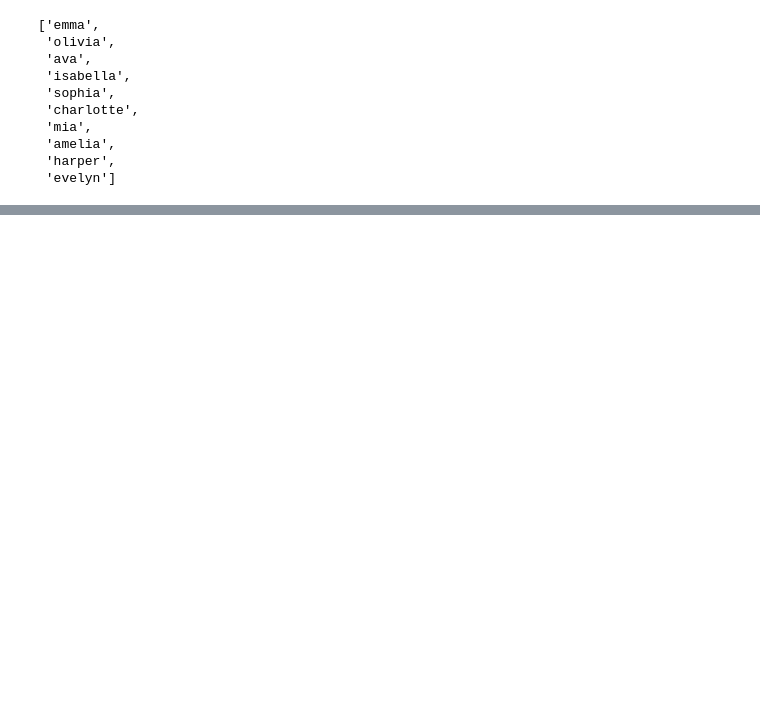
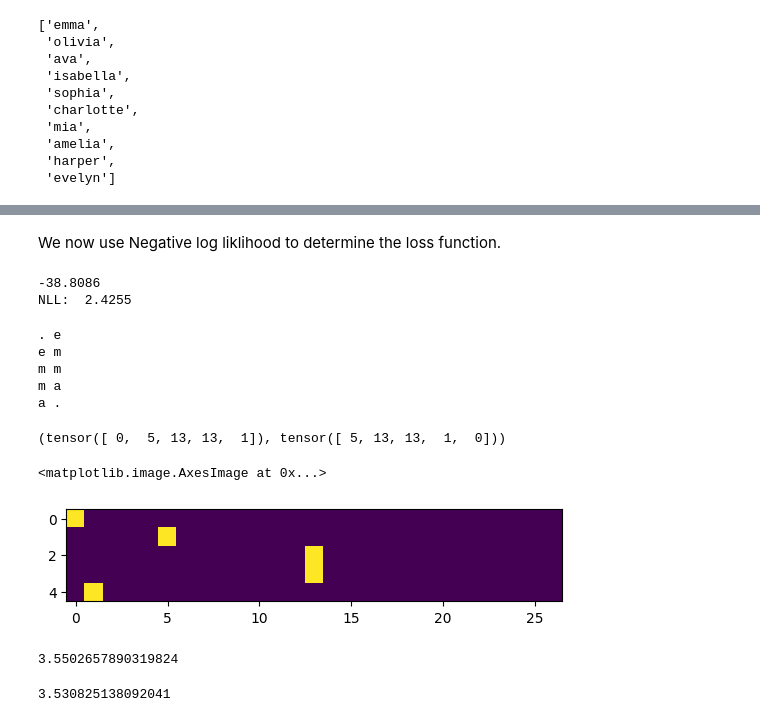
Before and after one commit to ShlokPunekar/Neural-Net-projects, a Jupyter notebook: MakeMore/MakeMore.ipynb, the cells around one changed output, grey strips where cells are left out. Drawn from its saved outputs; the diff is of its cells as text; code cells hidden in the pictures; blank space fills up the shorter version.

```diff
--- a/MakeMore/MakeMore.ipynb
+++ b/MakeMore/MakeMore.ipynb
@@ -56,0 +82,4 @@ for i in range(27):
+# %%
+P = (N+1).float()
+P/=P.sum(1, keepdim=True)
+P[0].sum()
@@ -56,0 +119,50 @@ for i in range(27):
+# %% [markdown]
+We now use Negative log liklihood to determine the loss function.
+# %%
+log_likelihood = 0.0
+n = 0
+
+for w in words[:3]:
+    chs = ['.'] + list(w) + ['.']
+    for ch1, ch2 in zip(chs, chs[1:]):
+        ix1, ix2 = stoi[ch1], stoi[ch2]
+        prob = P[ix1, ix2]
+        logprob = torch.log(prob)
+        log_likelihood += logprob
+        n += 1
+        # print(f'{ch1}{ch2} : {prob : .4f} -> {logprob : .4f}')
+print(f'{log_likelihood: .4f}')
+nll = -log_likelihood
+print(f'NLL: {nll/n: .4f}')
+# %% [output]
+-38.8086
+NLL:  2.4255
+# %%
+# Creating the training set of biagrams
+
+xs, ys = [], []
+for w in words[:1]:
+    chs = ['.'] + list(w) + ['.']
+    for ch1, ch2 in zip(chs, chs[1:]):
+        print(ch1, ch2)
+        xs.append(stoi[ch1])
+        ys.append(stoi[ch2])
+xs = torch.tensor(xs)
+ys = torch.tensor(ys)
+# %% [output]
+. e
+e m
+m m
+m a
+a .
+# %%
+xs, ys
+# %% [output]
+(tensor([ 0,  5, 13, 13,  1]), tensor([ 5, 13, 13,  1,  0]))
+# %%
+import torch.nn.functional as F
+xenc = F.one_hot(xs, num_classes=27).float()
+plt.imshow(xenc)
+# %% [output]
+<matplotlib.image.AxesImage at 0x...>
+[figure, added]
@@ -56,0 +172,12 @@ for i in range(27):
+# %%
+# Forward Pass
+
+xenc = F.one_hot(xs, num_classes=27).float()
+logits = xenc @ W # @ is the matrix multiplication operator
+counts = logits.exp() # We exponent this because we want to convert the dot product into a probability
+probs = counts / counts.sum(1, keepdim=True)
+# Defining loss
+loss= -probs[torch.arange(5), ys].log().mean()
+print(loss.item())
+# %% [output]
+3.5502657890319824
@@ -56,0 +194,4 @@ for i in range(27):
+# %%
+print(loss.item())
+# %% [output]
+3.530825138092041
```
Also changed, not shown: parts of 18 cells of this notebook, 2 other files.
